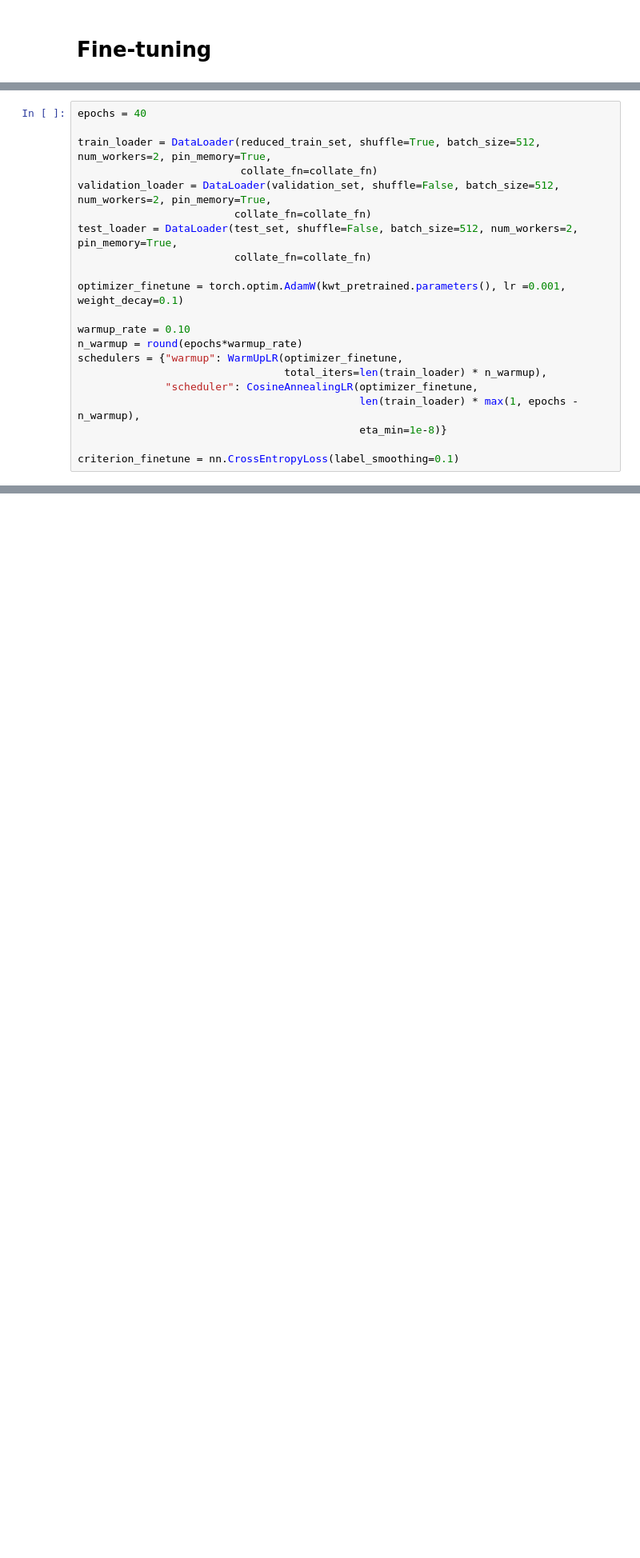
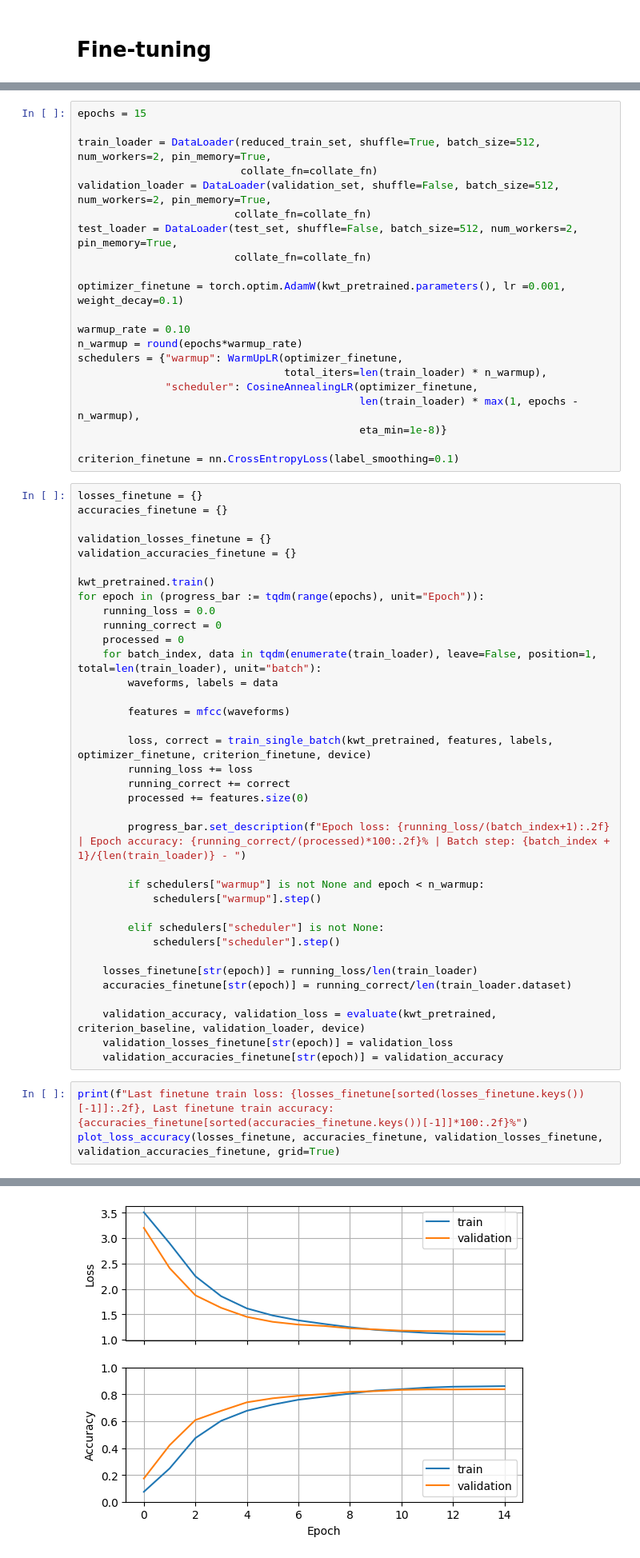
Before and after one commit to sameerhashmi36/Deep_Learning_AAU, a Jupyter notebook: self_supervised_learning/ssl_data2vec_kws.ipynb, the cells around one changed output, grey strips where cells are left out. Shown at 80% size. Saved outputs shown, nothing was run; the diff lists cells and outputs as text; blank space fills up the shorter version.

```diff
--- a/self_supervised_learning/ssl_data2vec_kws.ipynb
+++ b/self_supervised_learning/ssl_data2vec_kws.ipynb
@@ -1080,5 +1087,5 @@ kwt_pretrained = kwt_pretrained.to(device)
 # %%
-epochs = 40
+epochs = 15
 
 train_loader = DataLoader(reduced_train_set, shuffle=True, batch_size=512, num_workers=2, pin_memory=True,
                           collate_fn=collate_fn)
@@ -1098,3 +1105,43 @@ schedulers = {"warmup": WarmUpLR(optimizer_finetune,
                                              eta_min=1e-8)}
 
 criterion_finetune = nn.CrossEntropyLoss(label_smoothing=0.1)
+# %%
+losses_finetune = {}
+accuracies_finetune = {}
+
+validation_losses_finetune = {}
+validation_accuracies_finetune = {}
+
+kwt_pretrained.train()
+for epoch in (progress_bar := tqdm(range(epochs), unit="Epoch")):
+    running_loss = 0.0
+    running_correct = 0
+    processed = 0
+    for batch_index, data in tqdm(enumerate(train_loader), leave=False, position=1, total=len(train_loader), unit="batch"):
+        waveforms, labels = data
+
+        features = mfcc(waveforms)
+
+        loss, correct = train_single_batch(kwt_pretrained, features, labels, optimizer_finetune, criterion_finetune, device)
+        running_loss += loss
+        running_correct += correct
+        processed += features.size(0)
+
+        progress_bar.set_description(f"Epoch loss: {running_loss/(batch_index+1):.2f} | Epoch accuracy: {running_correct/(processed)*100:.2f}% | Batch step: {batch_index + 1}/{len(train_loader)} - ")
+
+        if schedulers["warmup"] is not None and epoch < n_warmup:
+            schedulers["warmup"].step()
+
+        elif schedulers["scheduler"] is not None:
+            schedulers["scheduler"].step()
+
+    losses_finetune[str(epoch)] = running_loss/len(train_loader)
+    accuracies_finetune[str(epoch)] = running_correct/len(train_loader.dataset)
+
+    validation_accuracy, validation_loss = evaluate(kwt_pretrained, criterion_baseline, validation_loader, device)
+    validation_losses_finetune[str(epoch)] = validation_loss
+    validation_accuracies_finetune[str(epoch)] = validation_accuracy
+# %%
+print(f"Last finetune train loss: {losses_finetune[sorted(losses_finetune.keys())[-1]]:.2f}, Last finetune train accuracy: {accuracies_finetune[sorted(accuracies_finetune.keys())[-1]]*100:.2f}%")
+plot_loss_accuracy(losses_finetune, accuracies_finetune, validation_losses_finetune, validation_accuracies_finetune, grid=True)
+# %% [output]
@@ -1100,0 +1149 @@ criterion_finetune = nn.CrossEntropyLoss(label_smoothing=0.1)
+[figure, added]
```
Also changed, not shown: parts of 12 cells of this notebook.
